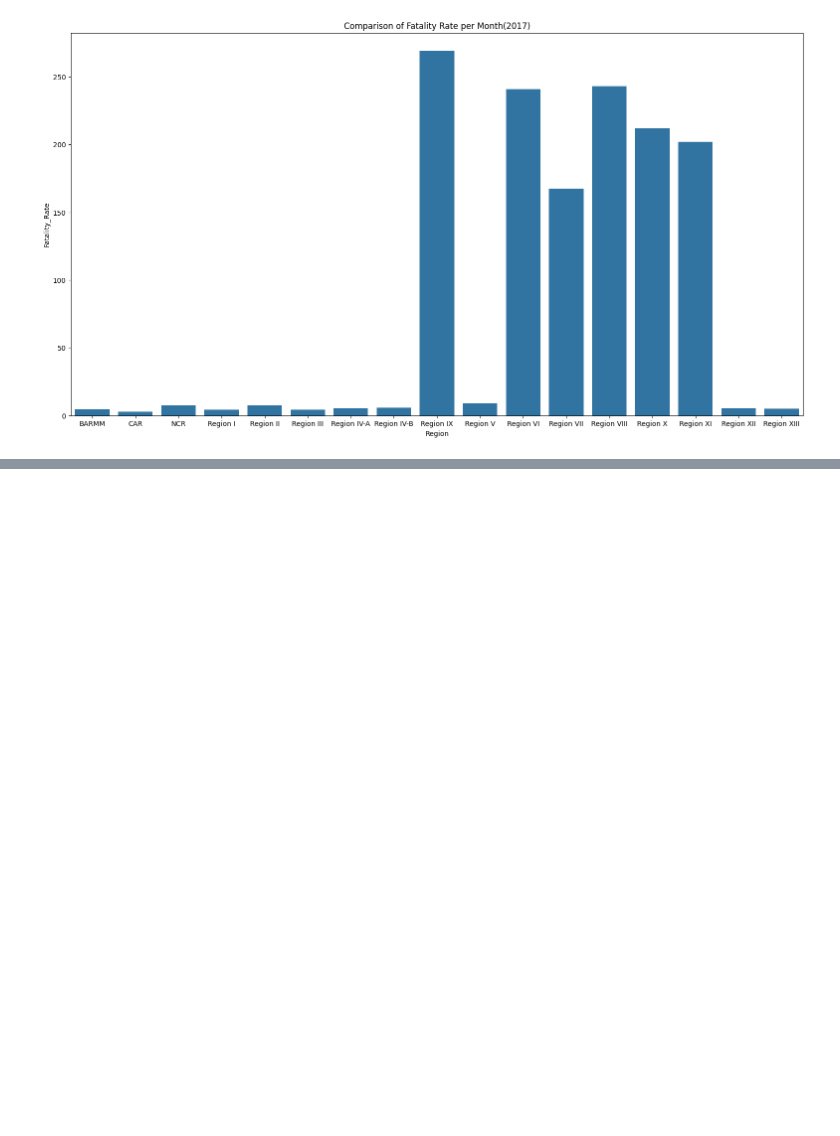
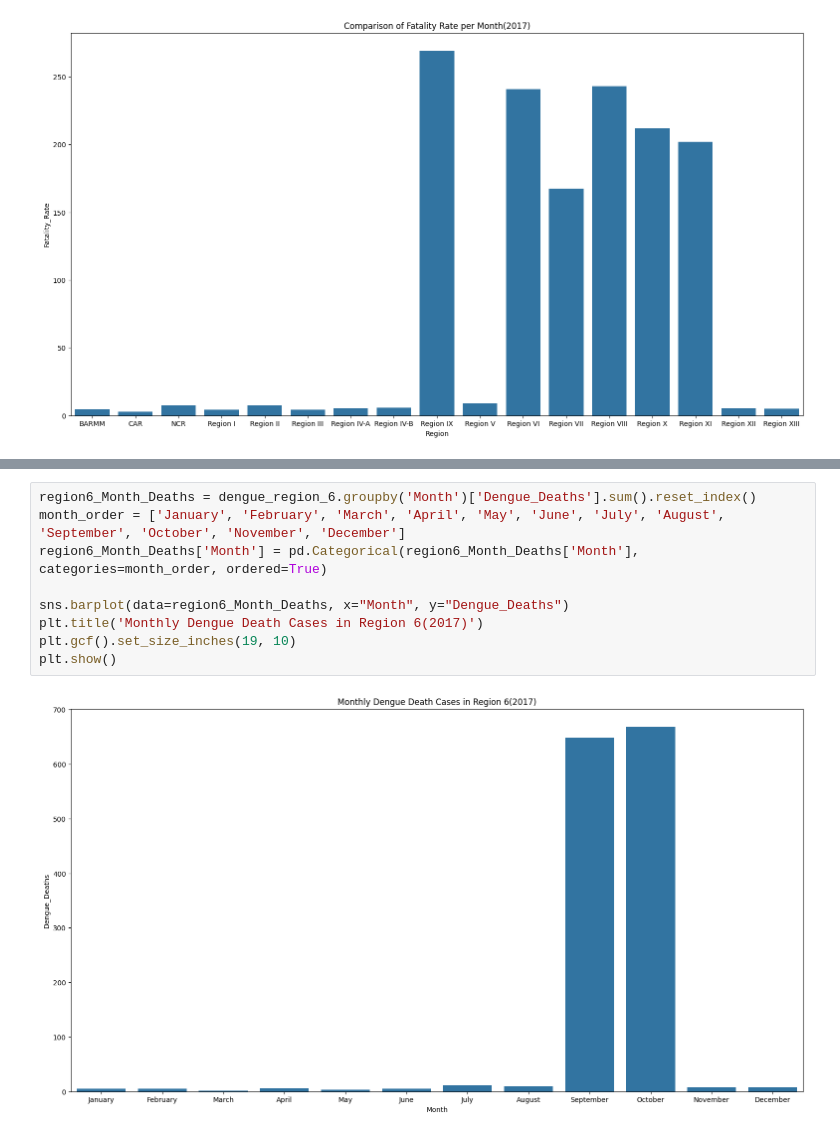
Before and after one commit to Jomarie0/Activity-5-repository, a Jupyter notebook: Activity5.ipynb, the cells around one changed output, grey strips where cells are left out. Drawn from its saved outputs; the diff is of its cells as text; blank space fills up the shorter version.

```diff
--- a/Activity5.ipynb
+++ b/Activity5.ipynb
@@ -312,0 +379,11 @@ plt.show()
+# %%
+region6_Month_Deaths = dengue_region_6.groupby('Month')['Dengue_Deaths'].sum().reset_index()
+month_order = ['January', 'February', 'March', 'April', 'May', 'June', 'July', 'August', 'September', 'October', 'November', 'December']
+region6_Month_Deaths['Month'] = pd.Categorical(region6_Month_Deaths['Month'], categories=month_order, ordered=True)
+
+sns.barplot(data=region6_Month_Deaths, x="Month", y="Dengue_Deaths")
+plt.title('Monthly Dengue Death Cases in Region 6(2017)')
+plt.gcf().set_size_inches(19, 10)
+plt.show()
+# %% [output]
+[figure, added]
```
Also changed, not shown: parts of 29 cells of this notebook.
